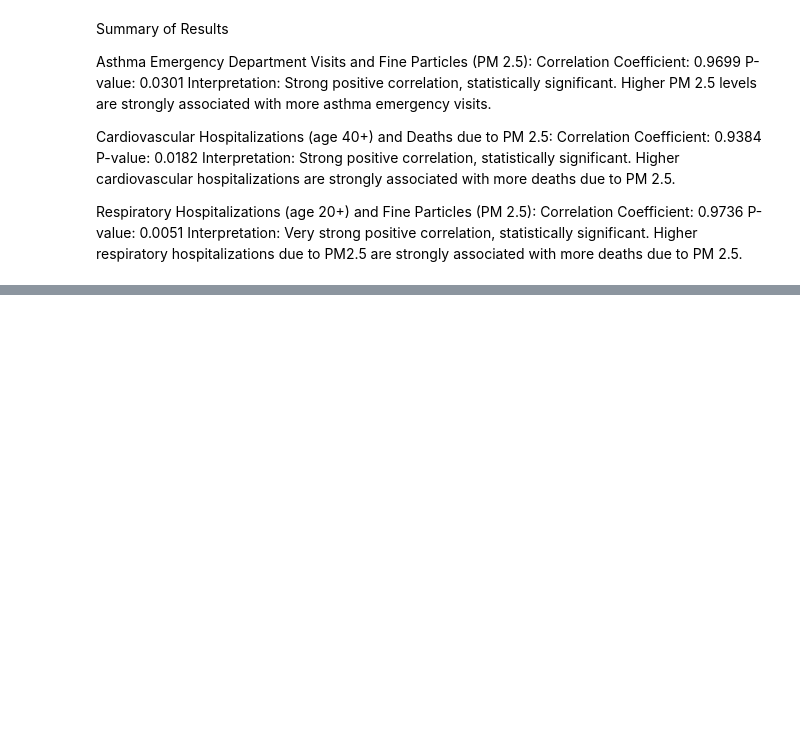
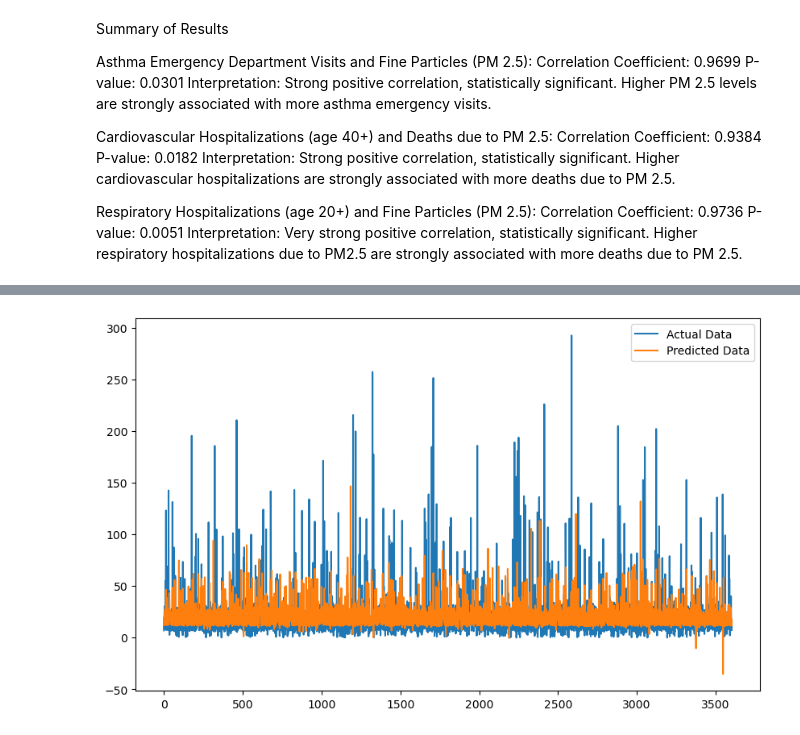
Before and after one commit to krishnamistry46/Project-4-Team-3, a Jupyter notebook: notebook/analysis-Michael_E.ipynb, the cells around one changed output, grey strips where cells are left out. Saved outputs shown, nothing was run; the diff lists cells and outputs as text; code cells hidden in the pictures; blank space fills up the shorter version.

```diff
--- a/notebook/analysis.ipynb
+++ b/notebook/analysis-Michael_E.ipynb
@@ -194,0 +218,15 @@ Interpretation: Very strong positive correlation, statistically significant. Hig
+# %%
+# Build the CNN model
+model = Sequential([
+    Conv1D(filters=64, kernel_size=2, activation='relu', input_shape=(seq_length, 1)),
+    Conv1D(filters=64, kernel_size=2, activation='relu'),
+    Flatten(),
+    Dense(50, activation='relu'),
+    Dense(1)
+])
+
+# Compile the model
+model.compile(optimizer='adam', loss='mse')
+
+# View the model summary
+model.summary()
@@ -194,0 +251,3 @@ Interpretation: Very strong positive correlation, statistically significant. Hig
+# %%
+# Train the model
+history = model.fit(X_train, y_train, epochs=20, batch_size=32, validation_data=(X_test, y_test))
@@ -194,0 +272,21 @@ Interpretation: Very strong positive correlation, statistically significant. Hig
+# %%
+# Evaluate the model
+loss = model.evaluate(X_test, y_test)
+print(f'Test Loss: {loss}')
+
+# Make predictions
+predictions = model.predict(X_test)
+
+# Inverse scale the predictions and actual values
+predictions = scaler.inverse_transform(predictions)
+y_test = scaler.inverse_transform(y_test.reshape(-1, 1))
+
+# Compare predicted and actual values
+import matplotlib.pyplot as plt
+
+plt.figure(figsize=(10, 6))
+plt.plot(y_test, label='Actual Data')
+plt.plot(predictions, label='Predicted Data')
+plt.legend()
+plt.show()
+# %% [output]
@@ -194,0 +296 @@ Interpretation: Very strong positive correlation, statistically significant. Hig
+[figure, added]
```
Also changed, not shown: parts of 13 cells of this notebook, 6 other files.
